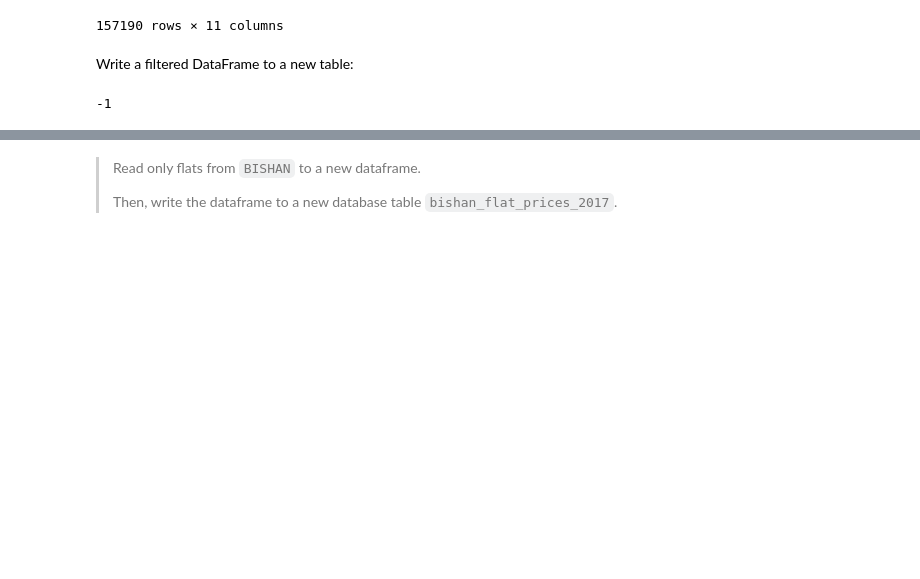
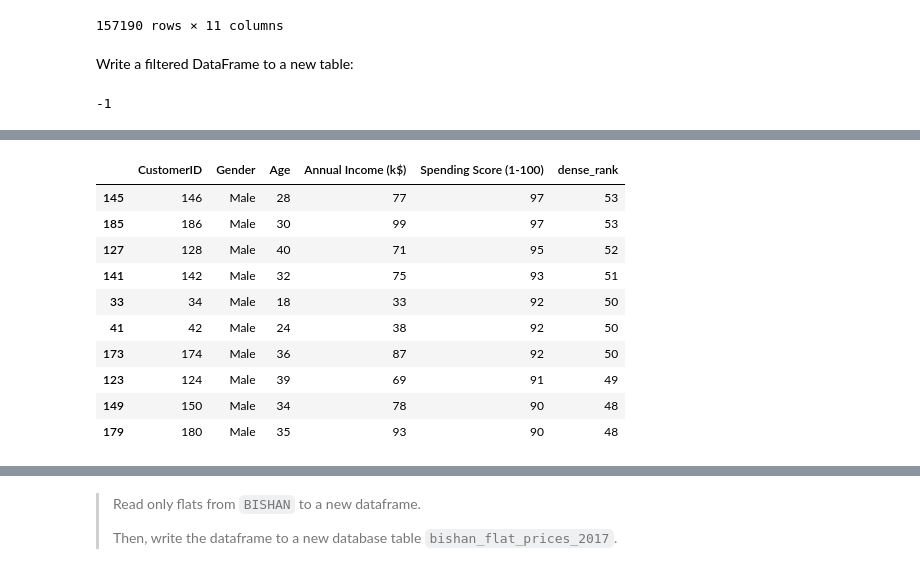
Before and after one commit to rubyferdianto/5m-data-1.8-eda-basic, a Jupyter notebook: notebooks/eda_basic_lesson.ipynb, the cells around one changed output, grey strips where cells are left out. Saved outputs shown, nothing was run; the diff lists cells and outputs as text; code cells hidden in the pictures; blank space fills up the shorter version.

```diff
--- a/notebooks/eda_basic_lesson.ipynb
+++ b/notebooks/eda_basic_lesson.ipynb
@@ -1761,0 +1764,3 @@ engine.table_names()
+# %%
+mc = pd.read_csv("../data/Mall_Customers.csv")
+mc
@@ -1761,0 +1781,37 @@ engine.table_names()
+# %%
+#mc.groupby('Spending Score (1-100)').count()
+#mc.value_counts('Spending Score (1-100)')
+#mc['ranking_score_by_male'] = 0
+#mc['ranking_score_by_female'] = 0
+
+mc.drop('ranking_score_by_female', axis=1, inplace=True)
+# %%
+#dense_rank by gender based on spending_score
+#1
+mc_rank = mc[mc['Gender'].isin(['Male', 'Female'])].copy()
+
+mc_rank['dense_rank'] = mc_rank.groupby('Gender')['Spending Score (1-100)']\
+                                       .rank(method='dense', ascending=True).astype(int)
+
+mc_rank['dense_rank'] = mc_rank['dense_rank'].astype(int)
+#mc1 = mc_rank.copy()
+
+#female
+filtered_female = mc_rank[mc_rank['Gender'] == 'Female']
+filtered_female.sort_values(['Gender', 'dense_rank'], ascending=False).head(10)
+
+#male
+filtered_male = mc_rank[mc_rank['Gender'] == 'Male']
+filtered_male.sort_values(['Gender', 'dense_rank'], ascending=False).head(10)
+# %% [output]
+|  | CustomerID | Gender | Age | Annual Income (k$) | Spending Score (1-100) | dense_rank |
+| 145 | 146 | Male | 28 | 77 | 97 | 53 |
+| 185 | 186 | Male | 30 | 99 | 97 | 53 |
+| 127 | 128 | Male | 40 | 71 | 95 | 52 |
+| 141 | 142 | Male | 32 | 75 | 93 | 51 |
+| 33 | 34 | Male | 18 | 33 | 92 | 50 |
+| 41 | 42 | Male | 24 | 38 | 92 | 50 |
+| 173 | 174 | Male | 36 | 87 | 92 | 50 |
+| 123 | 124 | Male | 39 | 69 | 91 | 49 |
+| 149 | 150 | Male | 34 | 78 | 90 | 48 |
+| 179 | 180 | Male | 35 | 93 | 90 | 48 |
```
Also changed, not shown: parts of 5 cells of this notebook, 1 other file.
